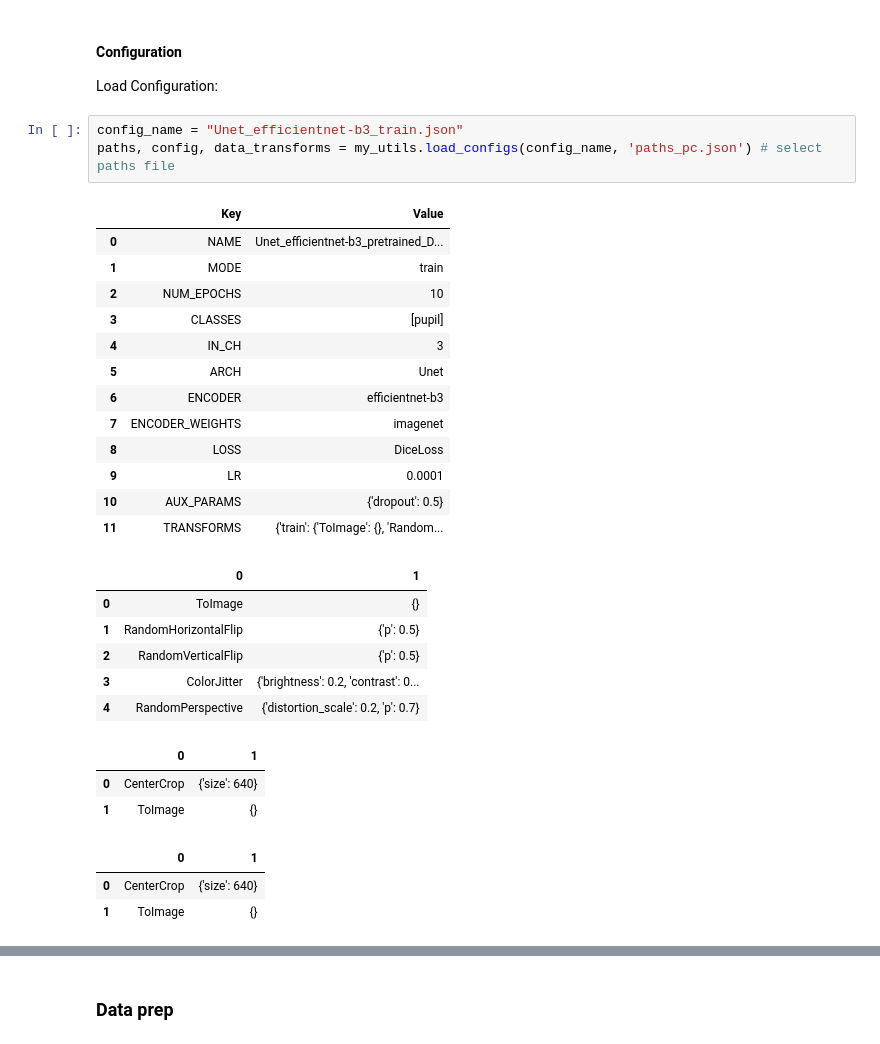
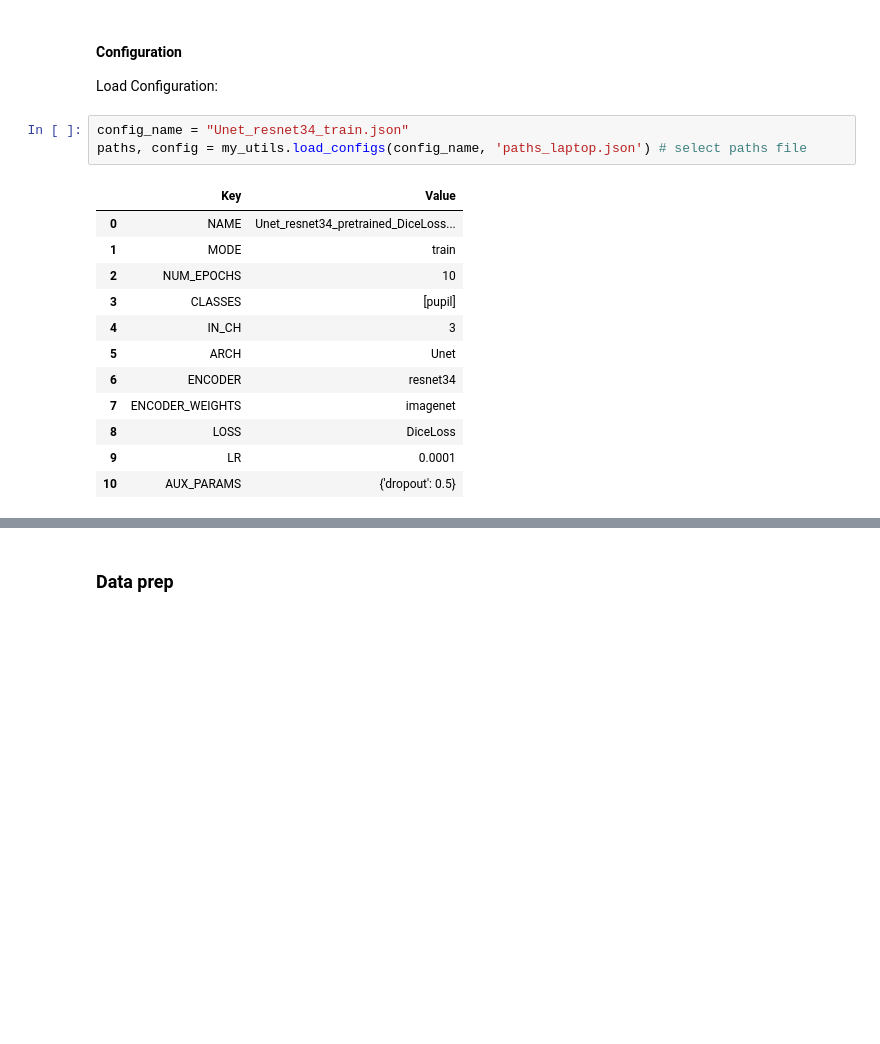
Before and after one commit to Jonathm126/CataractIrisSegmentation_SMP, a Jupyter notebook: train_model.ipynb, the cells around one changed output, grey strips where cells are left out. Drawn from its saved outputs; the diff is of its cells as text; blank space fills up the shorter version.

```diff
--- a/train_model.ipynb
+++ b/train_model.ipynb
@@ -26,31 +27,18 @@ device = torch.device("cuda" if torch.cuda.is_available() else "cpu")
 #### Configuration
 Load Configuration:
 # %%
-config_name = "Unet_efficientnet-b3_train.json"
-paths, config, data_transforms = my_utils.load_configs(config_name, 'paths_pc.json') # select paths file
+config_name = "Unet_resnet34_train.json"
+paths, config = my_utils.load_configs(config_name, 'paths_laptop.json') # select paths file
 # %% [output]
 |  | Key | Value |
-| 0 | NAME | Unet_efficientnet-b3_pretrained_D... |
+| 0 | NAME | Unet_resnet34_pretrained_DiceLoss... |
 | 1 | MODE | train |
 | 2 | NUM_EPOCHS | 10 |
 | 3 | CLASSES | [pupil] |
 | 4 | IN_CH | 3 |
 | 5 | ARCH | Unet |
-| 6 | ENCODER | efficientnet-b3 |
+| 6 | ENCODER | resnet34 |
 | 7 | ENCODER_WEIGHTS | imagenet |
 | 8 | LOSS | DiceLoss |
 | 9 | LR | 0.0001 |
 | 10 | AUX_PARAMS | {'dropout': 0.5} |
-| 11 | TRANSFORMS | {'train': {'ToImage': {}, 'Random... |
-|  | 0 | 1 |
-| 0 | ToImage | {} |
-| 1 | RandomHorizontalFlip | {'p': 0.5} |
-| 2 | RandomVerticalFlip | {'p': 0.5} |
-| 3 | ColorJitter | {'brightness': 0.2, 'contrast': 0... |
-| 4 | RandomPerspective | {'distortion_scale': 0.2, 'p': 0.7} |
-|  | 0 | 1 |
-| 0 | CenterCrop | {'size': 640} |
-| 1 | ToImage | {} |
-|  | 0 | 1 |
-| 0 | CenterCrop | {'size': 640} |
-| 1 | ToImage | {} |
```
Also changed, not shown: parts of 10 cells of this notebook, 25 other files.
